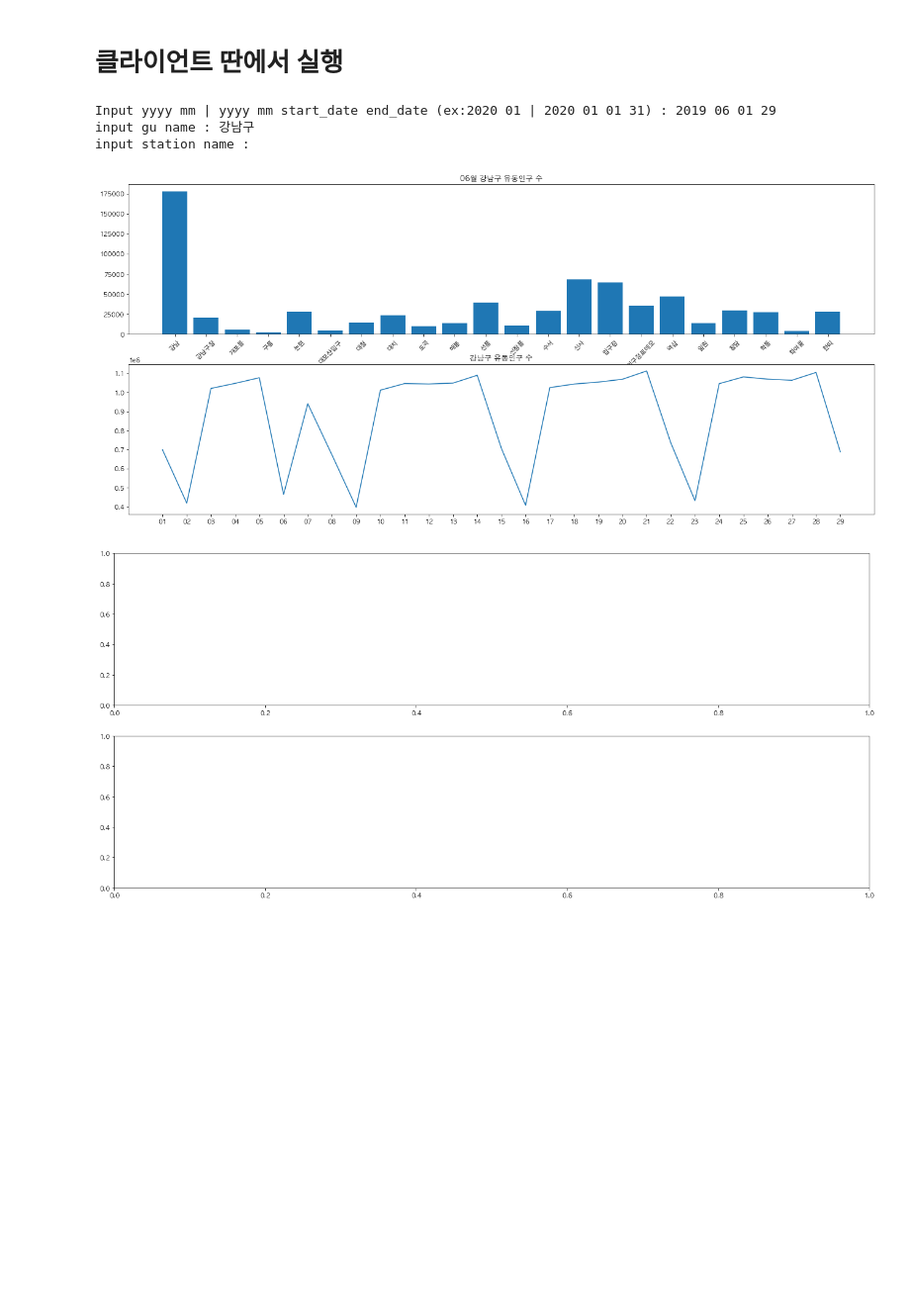
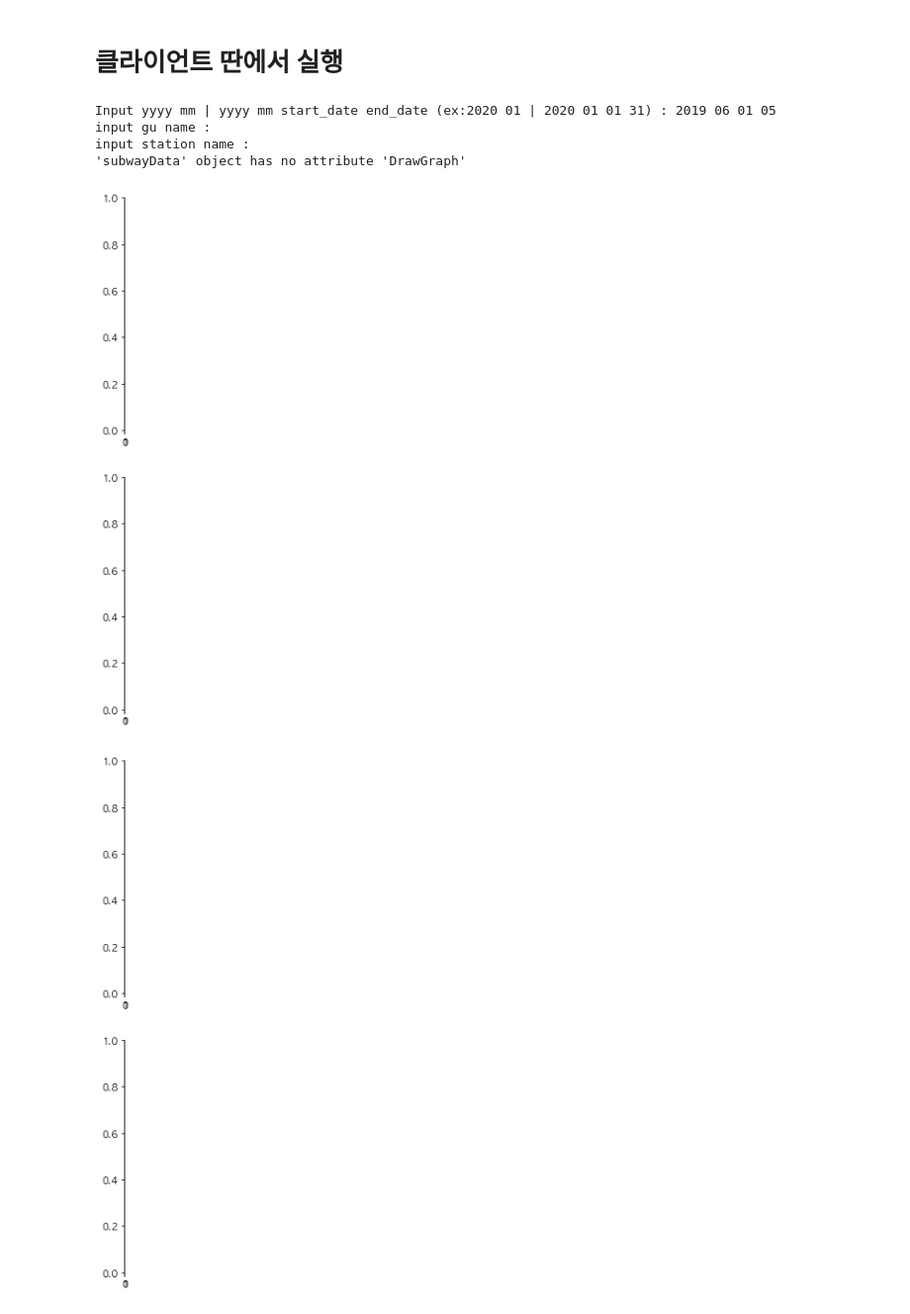
Before and after one commit to SeungYeonJeong22/seoulDataAnalysis, a Jupyter notebook: dataFrameSubMap.ipynb, the cells around one changed output. Shown: that part at 99% size. Saved outputs shown, nothing was run; the diff lists cells and outputs as text; code cells hidden in the pictures; blank space fills up the shorter version.

```diff
--- a/dataFrameSubMap.ipynb
+++ b/dataFrameSubMap.ipynb
@@ -539,38 +566,37 @@ if __name__ == '__main__':
             #유저로부터 받은 연도가 DATA.keys()에 없으면 다음 확인
             for datayear in DATA.keys():
                 if not user_input_date['yy'] in datayear:
                     raise Exception('__main__ : {} data is not exist'.format(user_input_date['yy']))
                     continue
                 #유저로부터 st, ed 둘다 받았을 때만 확인
                 if not user_input_date['st'] == '' and not user_input_date['ed'] == '':
                     st_my_subway_data,ed_my_subway_data = setSubwayData(params)
 
                     #맵을 잘 받아왔으면 bar그래프와 line그래프 그리기
                     if not st_my_subway_data.OpenMap() == False and not ed_my_subway_data.OpenMap() == False:
-                        st_my_subway_data.DrawBarGraph()
-                        st_my_subway_data.DrawLineGraph()
+                        st_my_subway_data.DrawGraph()
                         exit_flag = 1
                         break
                 #시작날 혹은 끝날 만 있을 경우 처리
                 elif bool(user_input_date['st'] == '') ^ bool(user_input_date['ed'] == ''):
                     print('start date and end date must be together')
                     continue
                 else:
                     my_subway_data = setSubwayData(params)
 
                     #map이 열리면 break
                     #맵을 잘 받아왔으면 bar그래프와 line그래프 그리기
                     if not my_subway_data.OpenMap() == False:
-                        my_subway_data.DrawBarGraph()
-                        my_subway_data.DrawLineGraph()
+                        my_subway_data.DrawGraph()
                         exit_flag = 1
                         break
         except Exception as e:
             print(e)
             break
 # %% [output]
-Input yyyy mm | yyyy mm start_date end_date (ex:2020 01 | 2020 01 01 31) : 2019 06 01 29
-input gu name : 강남구
+Input yyyy mm | yyyy mm start_date end_date (ex:2020 01 | 2020 01 01 31) : 2019 06 01 05
+input gu name :
 input station name :
+'subwayData' object has no attribute 'DrawGraph'
-[figure, old version]
+[figure, new version]
-[figure, old version]
+[figure, new version]
```
Also changed, not shown: parts of 3 cells of this notebook, 2 other files.
